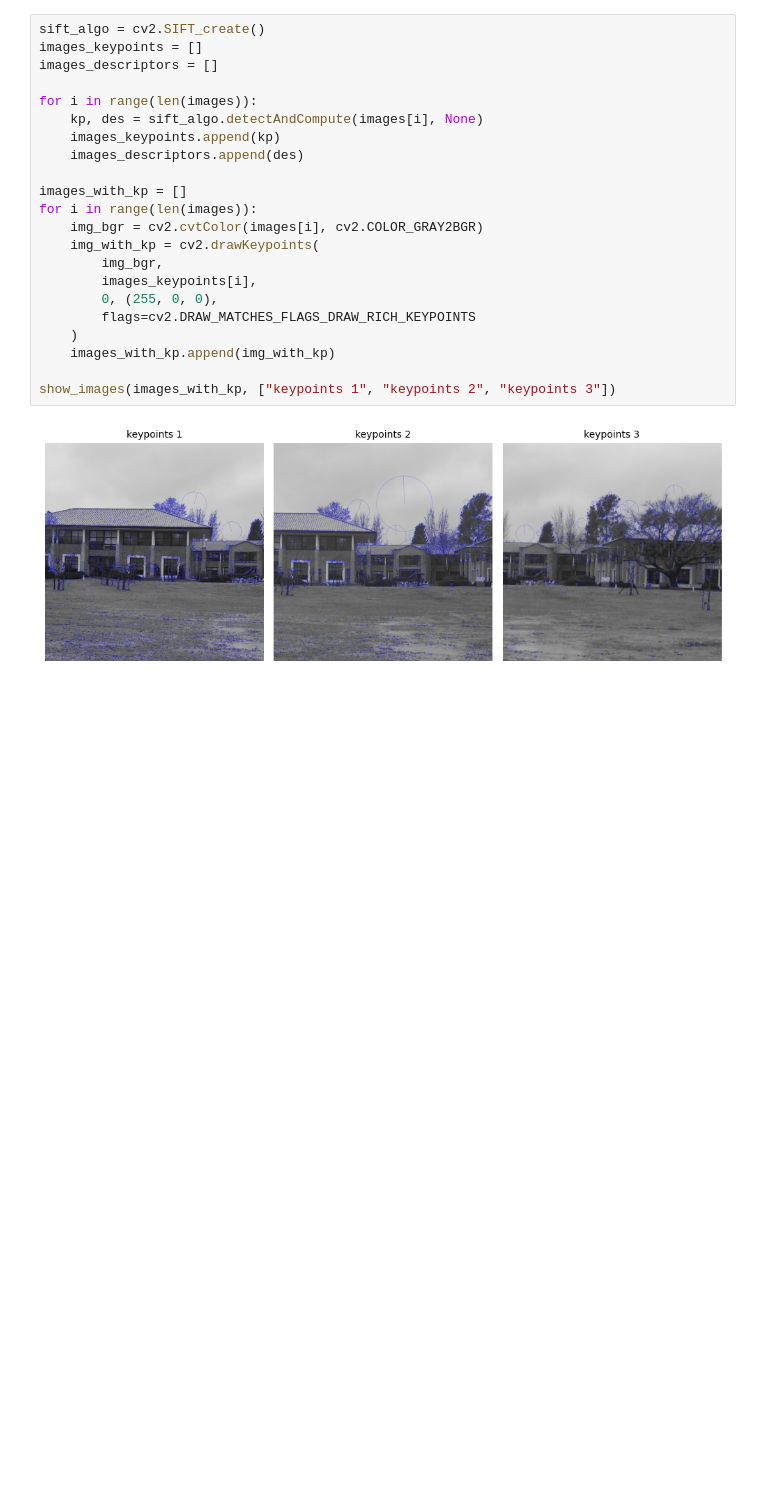
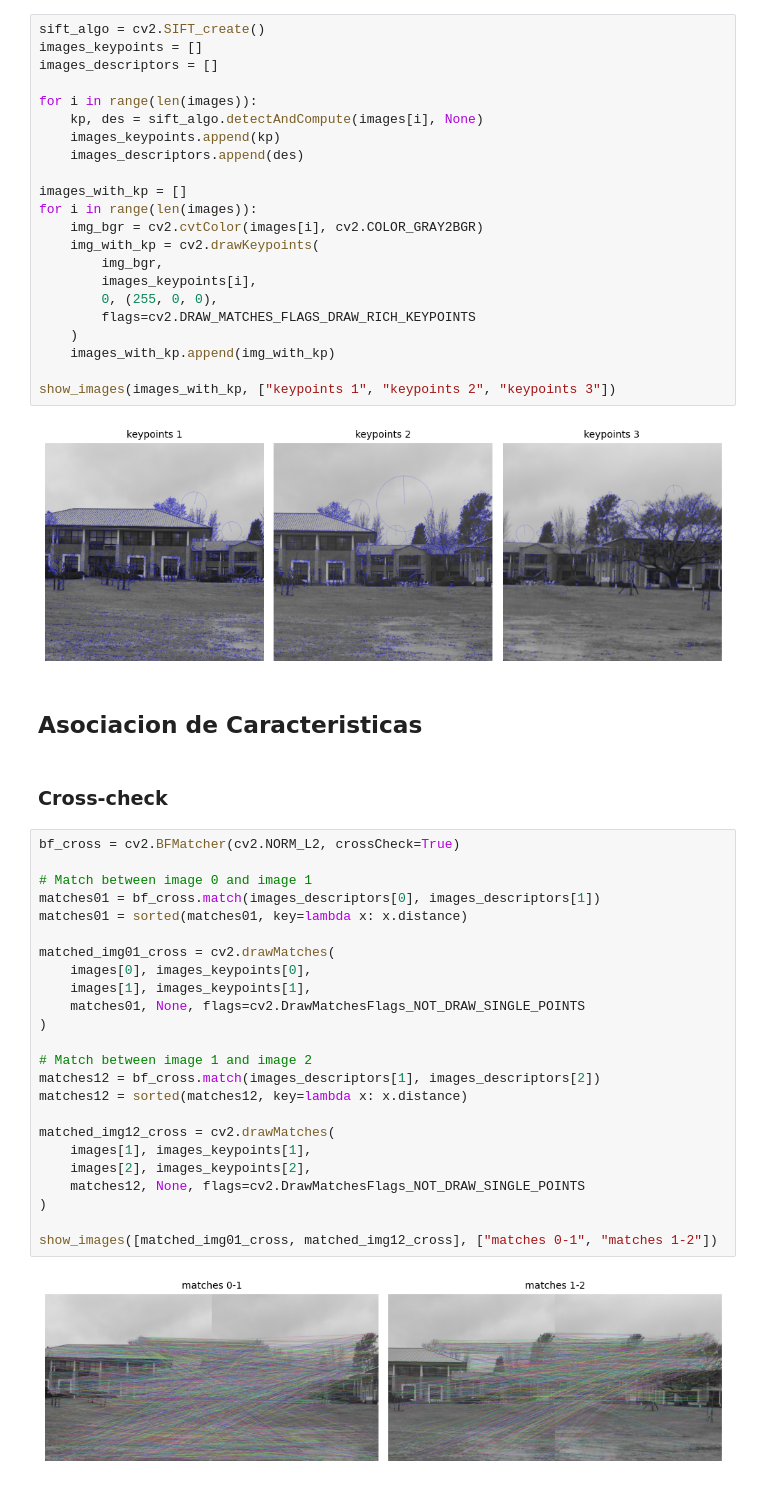
Before and after one commit to jerecoder/TP1-Vision, a Jupyter notebook: tp1.ipynb, the cells around one changed output. Cells and saved outputs as stored; diff of their text form; blank space fills up the shorter version.

```diff
--- a/tp1.ipynb
+++ b/tp1.ipynb
@@ -35,3 +35,33 @@ for i in range(len(images)):
 show_images(images_with_kp, ["keypoints 1", "keypoints 2", "keypoints 3"])
 # %% [output]
 [figure]
+# %% [markdown]
+## Asociacion de Caracteristicas
+# %% [markdown]
+### Cross-check
+# %%
+bf_cross = cv2.BFMatcher(cv2.NORM_L2, crossCheck=True)
+
+# Match between image 0 and image 1
+matches01 = bf_cross.match(images_descriptors[0], images_descriptors[1])
+matches01 = sorted(matches01, key=lambda x: x.distance)
+
+matched_img01_cross = cv2.drawMatches(
+    images[0], images_keypoints[0],
+    images[1], images_keypoints[1],
+    matches01, None, flags=cv2.DrawMatchesFlags_NOT_DRAW_SINGLE_POINTS
+)
+
+# Match between image 1 and image 2
+matches12 = bf_cross.match(images_descriptors[1], images_descriptors[2])
+matches12 = sorted(matches12, key=lambda x: x.distance)
+
+matched_img12_cross = cv2.drawMatches(
+    images[1], images_keypoints[1],
+    images[2], images_keypoints[2],
+    matches12, None, flags=cv2.DrawMatchesFlags_NOT_DRAW_SINGLE_POINTS
+)
+
+show_images([matched_img01_cross, matched_img12_cross], ["matches 0-1", "matches 1-2"])
+# %% [output]
+[figure, added]
```
Also changed, not shown: parts of 4 cells of this notebook.
